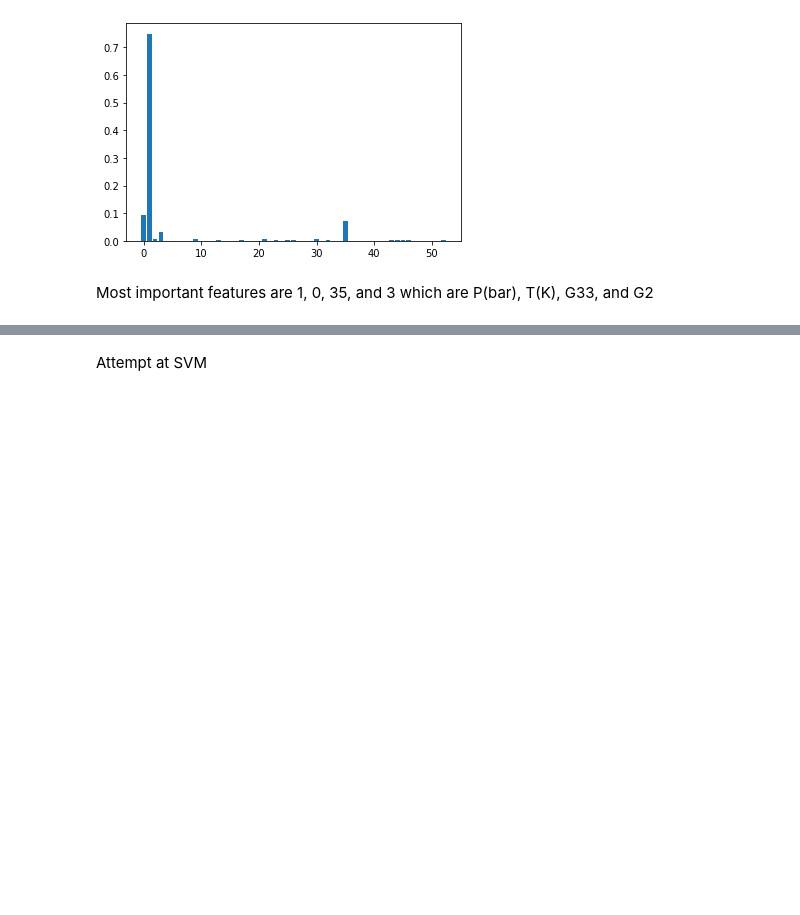
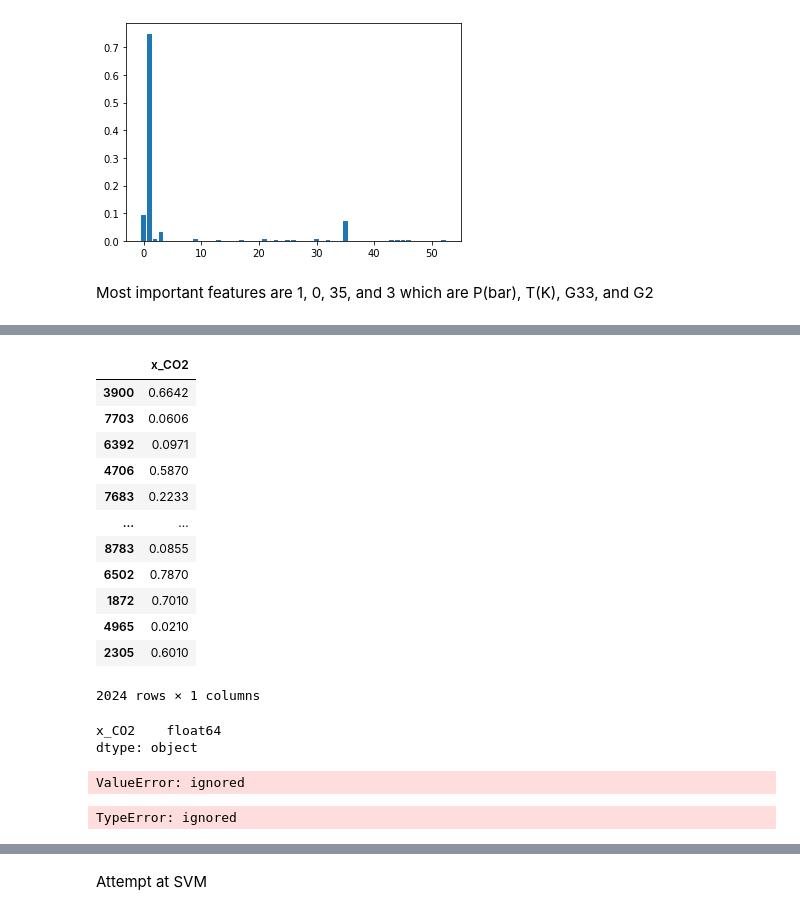
Before and after one commit to mkaushik-21/ILdata, a Jupyter notebook: Advanced_algorithim.ipynb, the cells around one changed output, grey strips where cells are left out. Saved outputs shown, nothing was run; the diff lists cells and outputs as text; code cells hidden in the pictures; blank space fills up the shorter version.

```diff
--- a/Advanced_algorithim.ipynb
+++ b/Advanced_algorithim.ipynb
@@ -353,0 +371,25 @@ Most important features are 1, 0, 35, and 3 which are P(bar), T(K), G33, and G2
+# %%
+y1_test
+# %% [output]
+|  | x_CO2 |
+| 3900 | 0.6642 |
+| 7703 | 0.0606 |
+| 6392 | 0.0971 |
+| 4706 | 0.5870 |
+| 7683 | 0.2233 |
+| ... | ... |
+| 8783 | 0.0855 |
+| 6502 | 0.7870 |
+| 1872 | 0.7010 |
+| 4965 | 0.0210 |
+| 2305 | 0.6010 |
+2024 rows × 1 columns
+# %%
+y1_test.dtypes
+# %% [output]
+x_CO2    float64
+dtype: object
+# %%
+y1_test.astype(str).astype(int)
+# %% [output]
+ValueError: ignored
@@ -353,0 +398,4 @@ Most important features are 1, 0, 35, and 3 which are P(bar), T(K), G33, and G2
+# %%
+res = array("i", y1_test)
+# %% [output]
+TypeError: ignored
```
Also changed, not shown: parts of 10 cells of this notebook.
